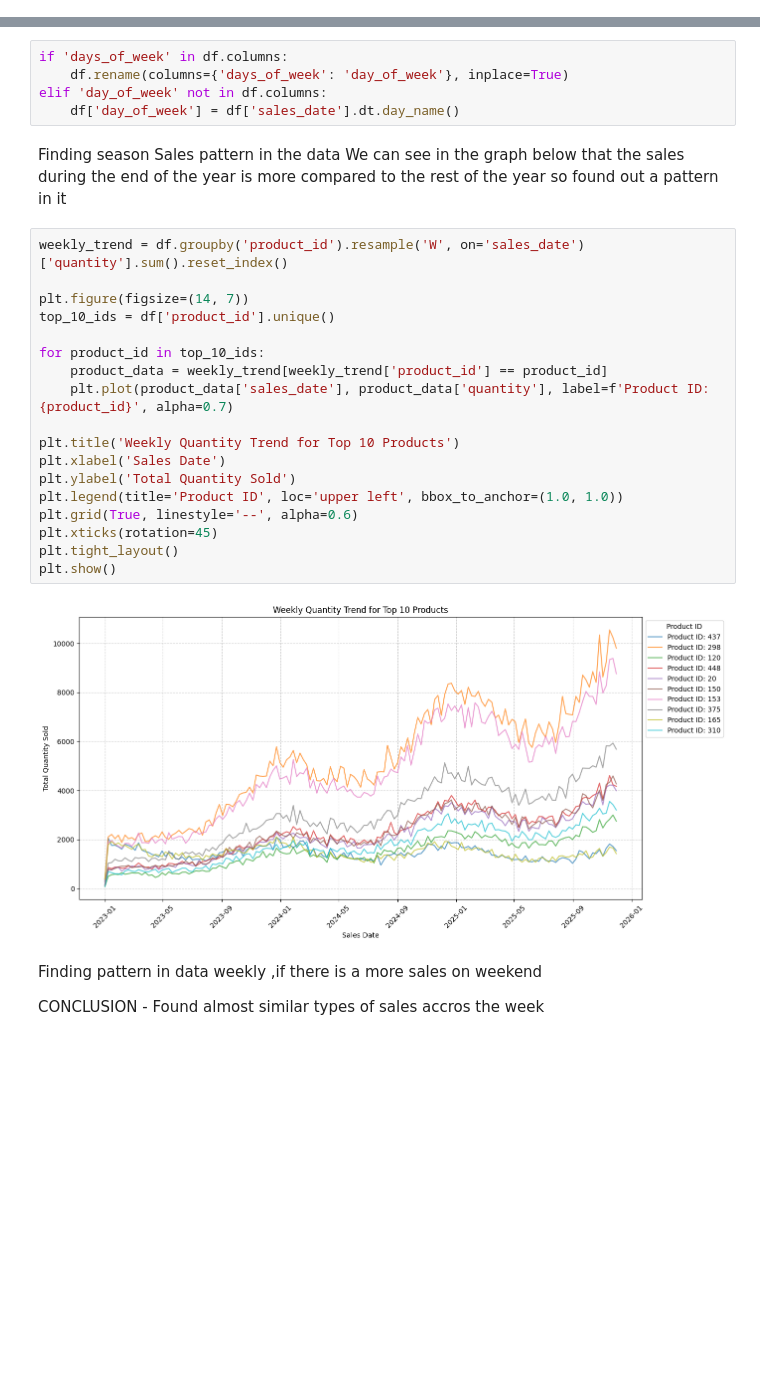
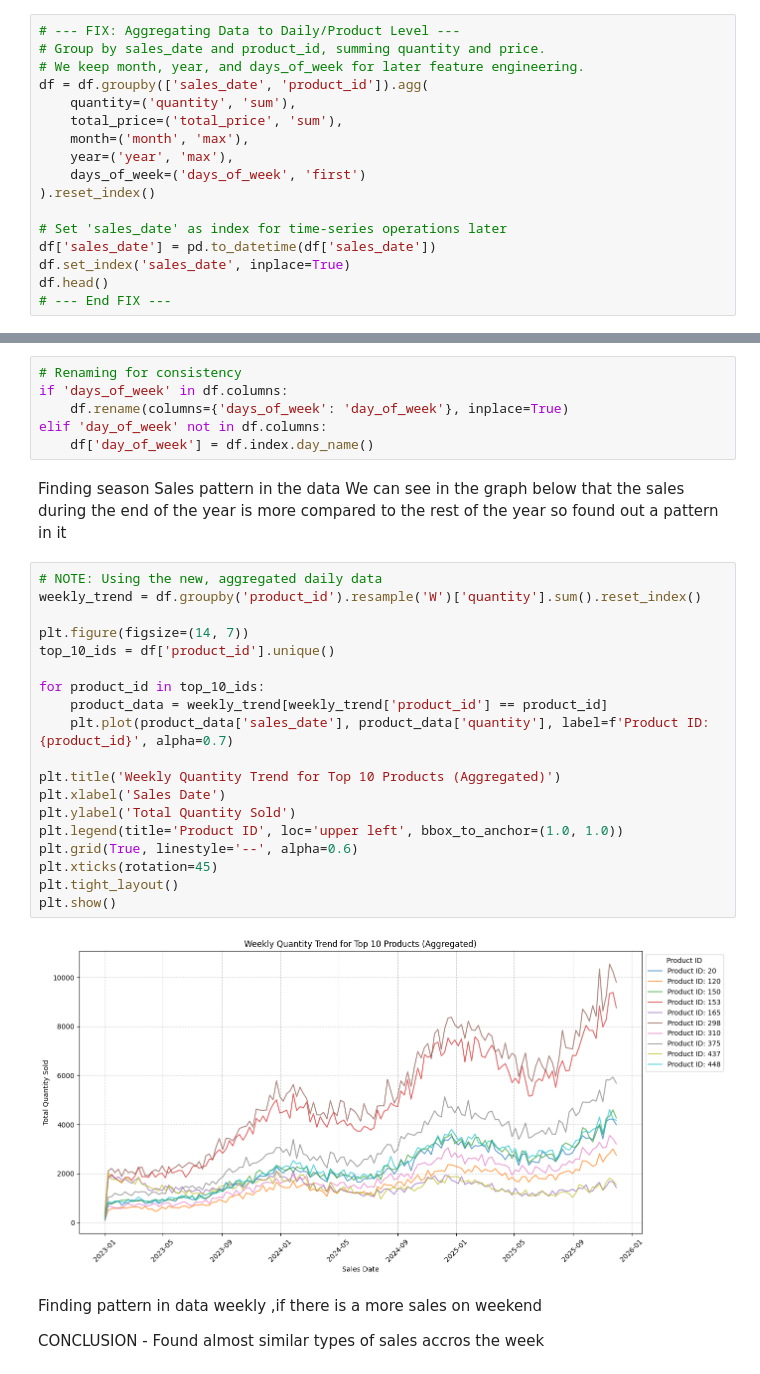
Before and after one commit to ShashwatBansal14/Inventory_forecast_model, a Jupyter notebook: 02_EDA_Feature_eng.ipynb, the cells around one changed output, grey strips where cells are left out. Drawn from its saved outputs; the diff is of its cells as text; blank space fills up the shorter version.

```diff
--- a/02_EDA_Feature_eng.ipynb
+++ b/02_EDA_Feature_eng.ipynb
@@ -24,3 +24,20 @@ df.head()
 | 2 | 2023-01-01 | 298 | 6 | 39.6 | 7 | 48576 | 1 | 2023 | ... |
 | 3 | 2023-01-01 | 120 | 1 | 16.9 | 236 | 48803 | 1 | 2023 | ... |
 | 4 | 2023-01-01 | 448 | 3 | 57.6 | 9 | 95087 | 1 | 2023 | ... |
+# %%
+# --- FIX: Aggregating Data to Daily/Product Level ---
+# Group by sales_date and product_id, summing quantity and price.
+# We keep month, year, and days_of_week for later feature engineering.
+df = df.groupby(['sales_date', 'product_id']).agg(
+    quantity=('quantity', 'sum'),
+    total_price=('total_price', 'sum'),
+    month=('month', 'max'),
+    year=('year', 'max'),
+    days_of_week=('days_of_week', 'first')
+).reset_index()
+
+# Set 'sales_date' as index for time-series operations later
+df['sales_date'] = pd.to_datetime(df['sales_date'])
+df.set_index('sales_date', inplace=True)
+df.head()
+# --- End FIX ---
@@ -27,30 +52,32 @@ df.head()
 # %%
+# Renaming for consistency
 if 'days_of_week' in df.columns:
     df.rename(columns={'days_of_week': 'day_of_week'}, inplace=True)
 elif 'day_of_week' not in df.columns:
-    df['day_of_week'] = df['sales_date'].dt.day_name()
+    df['day_of_week'] = df.index.day_name()
 # %% [markdown]
 Finding season Sales pattern in the data  We can see in the graph below that the sales during the end of the year is more compared to the rest of the year so found out a pattern in it
 # %%
-weekly_trend = df.groupby('product_id').resample('W', on='sales_date')['quantity'].sum().reset_index()
+# NOTE: Using the new, aggregated daily data
+weekly_trend = df.groupby('product_id').resample('W')['quantity'].sum().reset_index()
 
 plt.figure(figsize=(14, 7))
 top_10_ids = df['product_id'].unique()
 
 for product_id in top_10_ids:
     product_data = weekly_trend[weekly_trend['product_id'] == product_id]
     plt.plot(product_data['sales_date'], product_data['quantity'], label=f'Product ID: {product_id}', alpha=0.7)
 
-plt.title('Weekly Quantity Trend for Top 10 Products')
+plt.title('Weekly Quantity Trend for Top 10 Products (Aggregated)')
 plt.xlabel('Sales Date')
 plt.ylabel('Total Quantity Sold')
 plt.legend(title='Product ID', loc='upper left', bbox_to_anchor=(1.0, 1.0))
 plt.grid(True, linestyle='--', alpha=0.6)
 plt.xticks(rotation=45)
 plt.tight_layout()
 plt.show()
 # %% [output]
-[figure, old version]
+[figure, new version]
 # %% [markdown]
 Finding pattern in data weekly ,if there is a more sales on weekend
 
```
Also changed, not shown: parts of 17 cells of this notebook.
